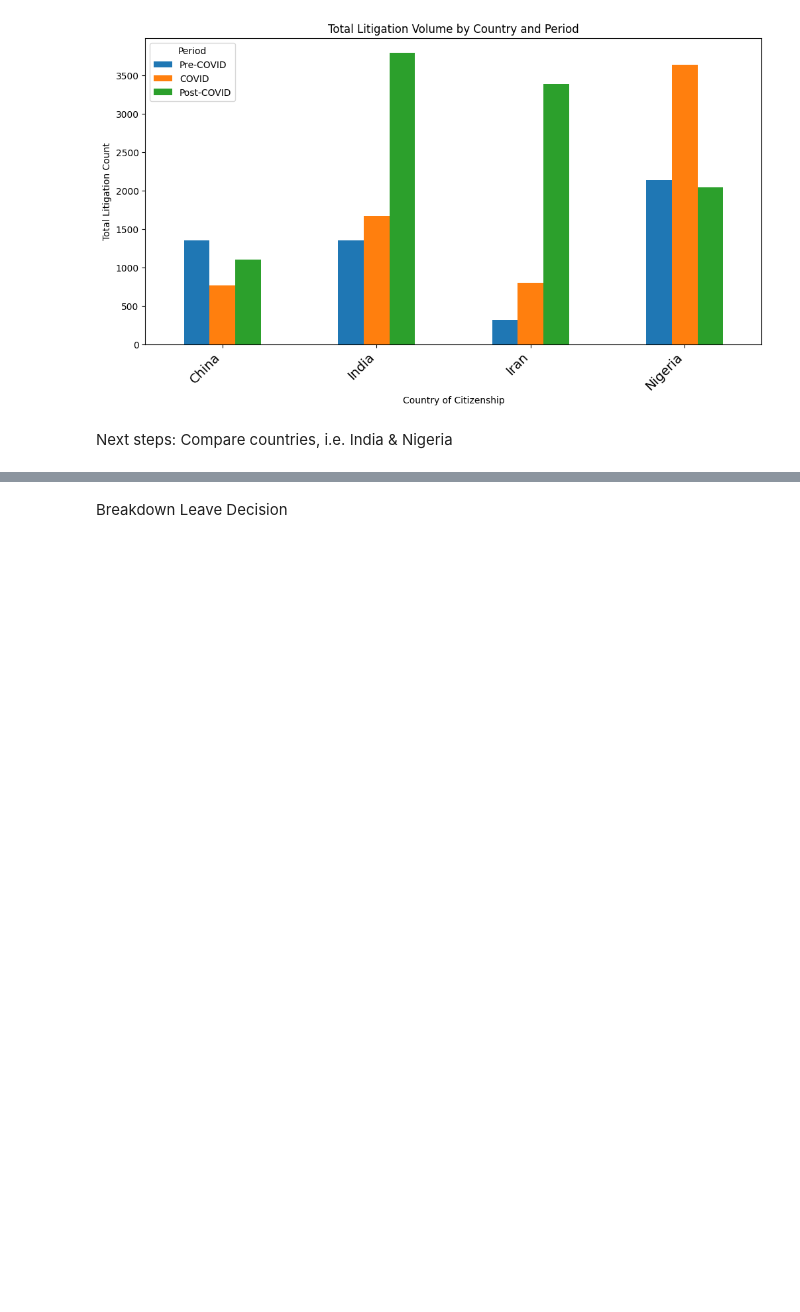
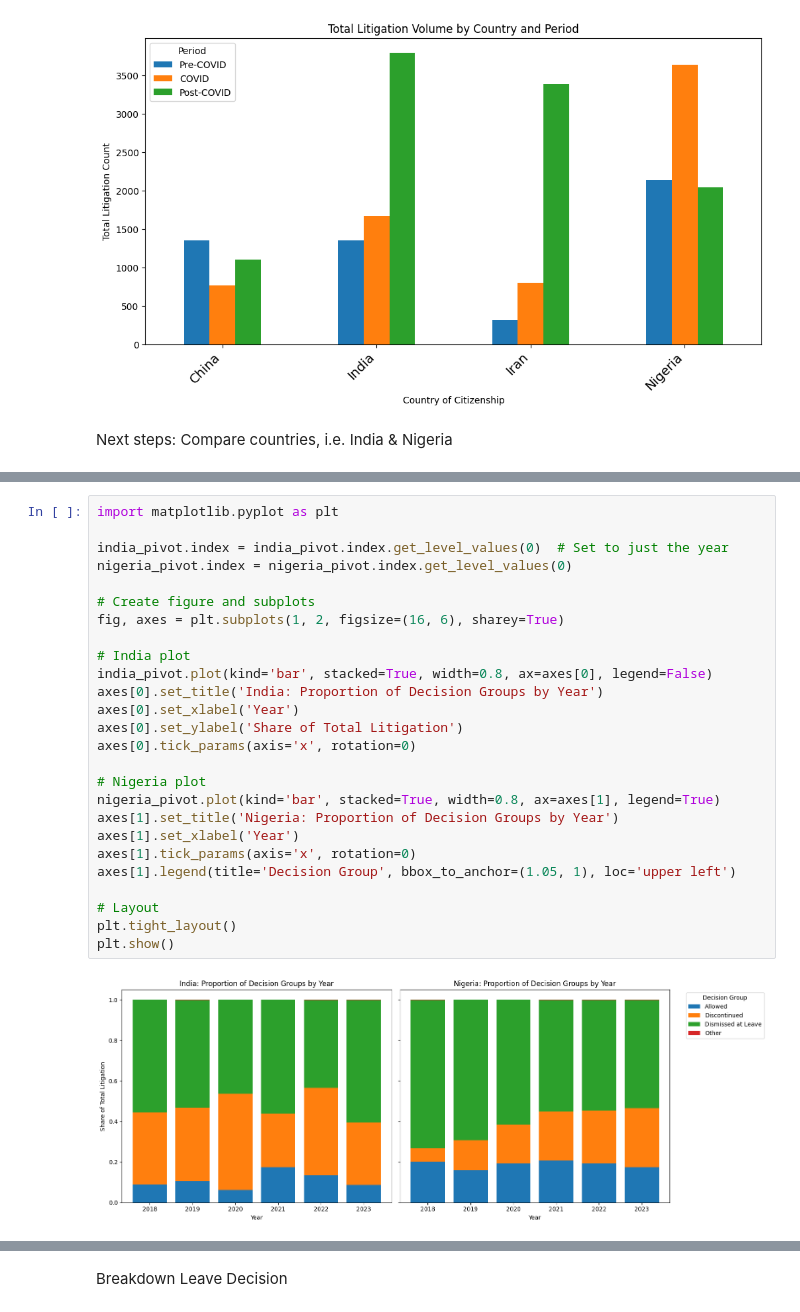
Before and after one commit to ismailbhinder/Public-Transparency-for-Immigration-Law-Canada, a Jupyter notebook: notebooks/EDA litigation case data.ipynb, the cells around one changed output, grey strips where cells are left out. Cells and saved outputs as stored; diff of their text form; blank space fills up the shorter version.

```diff
--- a/notebooks/EDA litigation case data.ipynb
+++ b/notebooks/EDA litigation case data.ipynb
@@ -262,0 +266,28 @@ Next steps: Compare countries, i.e. India & Nigeria
+# %%
+import matplotlib.pyplot as plt
+
+india_pivot.index = india_pivot.index.get_level_values(0)  # Set to just the year
+nigeria_pivot.index = nigeria_pivot.index.get_level_values(0)
+
+# Create figure and subplots
+fig, axes = plt.subplots(1, 2, figsize=(16, 6), sharey=True)
+
+# India plot
+india_pivot.plot(kind='bar', stacked=True, width=0.8, ax=axes[0], legend=False)
+axes[0].set_title('India: Proportion of Decision Groups by Year')
+axes[0].set_xlabel('Year')
+axes[0].set_ylabel('Share of Total Litigation')
+axes[0].tick_params(axis='x', rotation=0)
+
+# Nigeria plot
+nigeria_pivot.plot(kind='bar', stacked=True, width=0.8, ax=axes[1], legend=True)
+axes[1].set_title('Nigeria: Proportion of Decision Groups by Year')
+axes[1].set_xlabel('Year')
+axes[1].tick_params(axis='x', rotation=0)
+axes[1].legend(title='Decision Group', bbox_to_anchor=(1.05, 1), loc='upper left')
+
+# Layout
+plt.tight_layout()
+plt.show()
+# %% [output]
+[figure, added]
```
Also changed, not shown: parts of 20 cells of this notebook, 1 other file.
